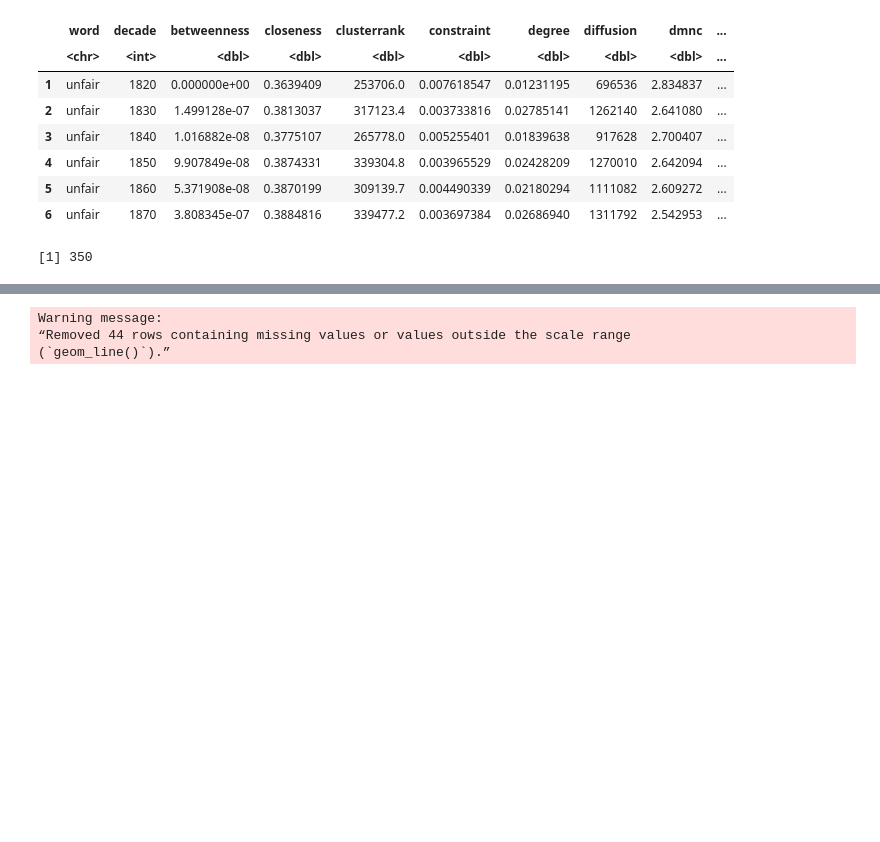
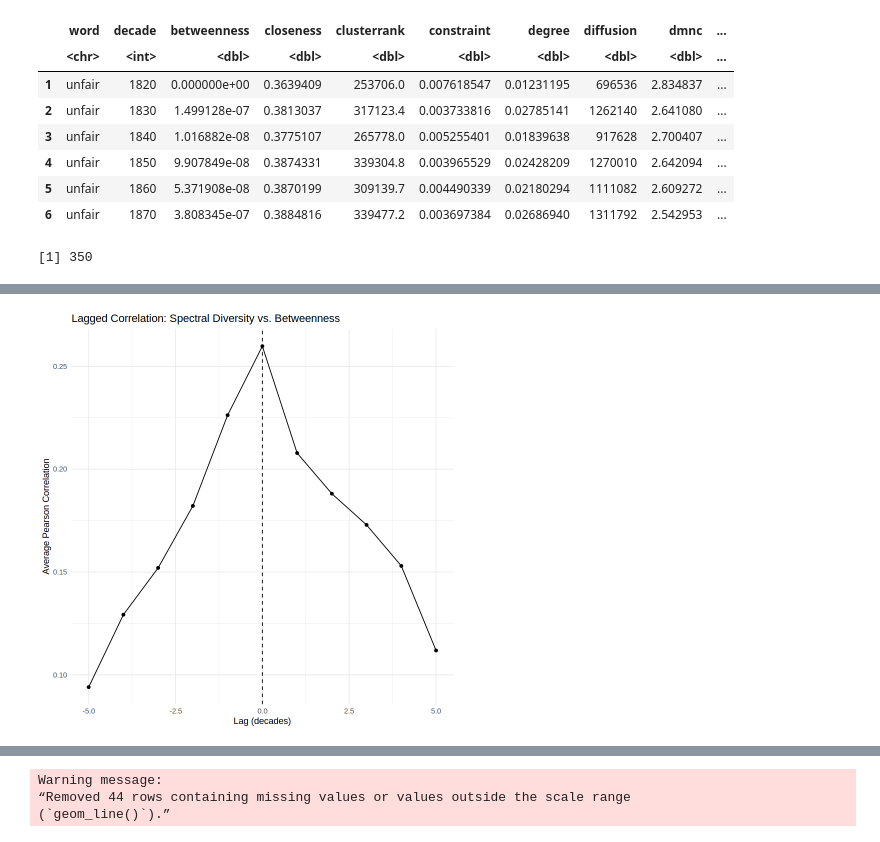
Before and after one commit to zstud04/lexical-evolution, a Jupyter notebook: analyses/word_sense_3.ipynb, the cells around one changed output, grey strips where cells are left out. Saved outputs shown, nothing was run; the diff lists cells and outputs as text; code cells hidden in the pictures; blank space fills up the shorter version.

```diff
--- a/analyses/word_sense_3.ipynb
+++ b/analyses/word_sense_3.ipynb
@@ -133,0 +267,62 @@ length(unique(metrics_df$word))
+# %%
+library(dplyr)
+library(tidyr)
+library(purrr)
+
+# Step 1: Get time series per word
+word_ts <- metrics_df %>%
+  select(word, decade, spectral_diversity, betweenness) %>%
+  drop_na() %>%
+  arrange(word, decade)
+
+# Step 2: Create word-level wide format
+wide_ts <- word_ts %>%
+  pivot_wider(names_from = decade, values_from = c(spectral_diversity, betweenness)) %>%
+  drop_na()
+
+# Step 3: Extract matrices
+spec_mat <- as.matrix(wide_ts %>% select(starts_with("spectral_diversity")))
+bet_mat  <- as.matrix(wide_ts %>% select(starts_with("betweenness")))
+
+# Step 4: Compute lagged correlations
+max_lag <- 5
+lags <- -max_lag:max_lag
+
+get_lagged_corrs <- function(lag) {
+  if (lag < 0) {
+    spec_shifted <- spec_mat[, 1:(ncol(spec_mat) + lag)]
+    bet_shifted  <- bet_mat[, (1 - lag):ncol(bet_mat)]
+  } else if (lag > 0) {
+    spec_shifted <- spec_mat[, (1 + lag):ncol(spec_mat)]
+    bet_shifted  <- bet_mat[, 1:(ncol(bet_mat) - lag)]
+  } else {
+    spec_shifted <- spec_mat
+    bet_shifted  <- bet_mat
+  }
+
+  cors <- mapply(function(x, y) cor(x, y, use = "pairwise.complete.obs"),
+                 split(spec_shifted, row(spec_shifted)),
+                 split(bet_shifted, row(bet_shifted)))
+  return(mean(cors, na.rm = TRUE))
+}
+
+# Step 5: Apply for all lags
+lag_corrs <- tibble(
+  lag = lags,
+  correlation = map_dbl(lags, get_lagged_corrs)
+)
+
+# Step 6: Plot
+library(ggplot2)
+ggplot(lag_corrs, aes(x = lag, y = correlation)) +
+  geom_line() +
+  geom_point() +
+  geom_vline(xintercept = 0, linetype = "dashed") +
+  theme_minimal() +
+  labs(
+    title = "Lagged Correlation: Spectral Diversity vs. Betweenness",
+    x = "Lag (decades)",
+    y = "Average Pearson Correlation"
+  )
+# %% [output]
+[figure, added]
```
Also changed, not shown: parts of 14 cells of this notebook, 6 other files.
